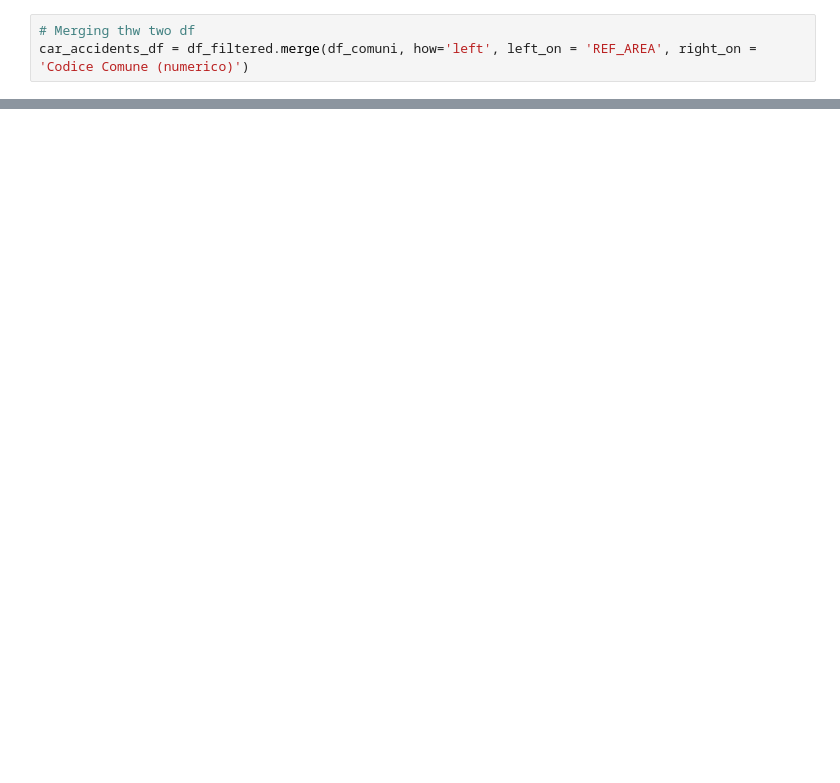
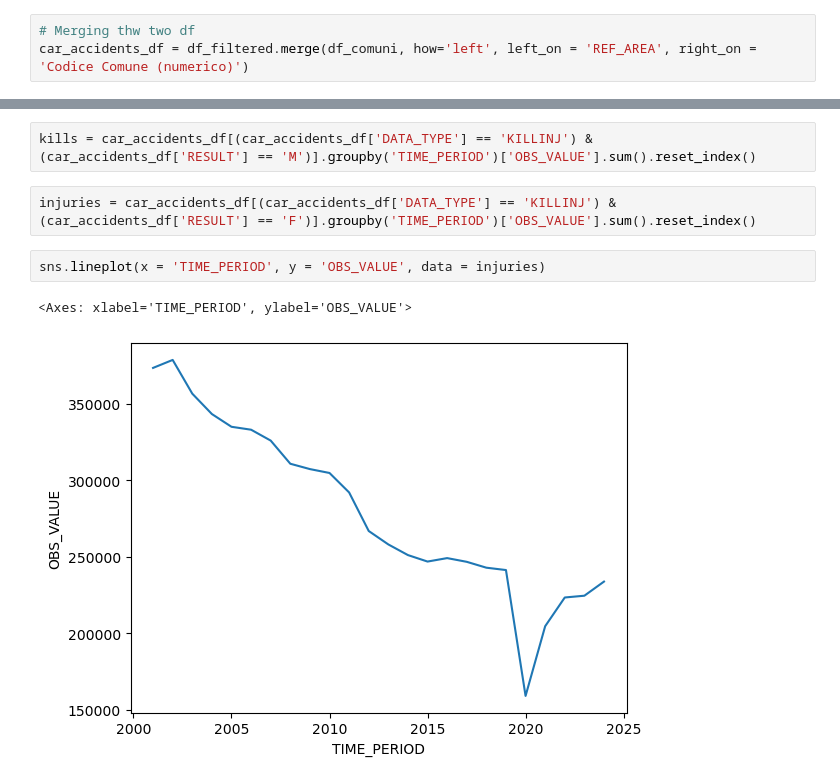
Before and after one commit to andreamigliore91-cyber/final_project_boolean, a Jupyter notebook: final_project.ipynb, the cells around one changed output, grey strips where cells are left out. Cells and saved outputs as stored; diff of their text form; blank space fills up the shorter version.

```diff
--- a/final_project.ipynb
+++ b/final_project.ipynb
@@ -289,0 +412,9 @@ Length: 675, dtype: str
+# %%
+kills = car_accidents_df[(car_accidents_df['DATA_TYPE'] == 'KILLINJ') & (car_accidents_df['RESULT'] == 'M')].groupby('TIME_PERIOD')['OBS_VALUE'].sum().reset_index()
+# %%
+injuries = car_accidents_df[(car_accidents_df['DATA_TYPE'] == 'KILLINJ') & (car_accidents_df['RESULT'] == 'F')].groupby('TIME_PERIOD')['OBS_VALUE'].sum().reset_index()
+# %%
+sns.lineplot(x = 'TIME_PERIOD', y = 'OBS_VALUE', data = injuries)
+# %% [output]
+<Axes: xlabel='TIME_PERIOD', ylabel='OBS_VALUE'>
+[figure, added]
```
Also changed, not shown: parts of 27 cells of this notebook, 1 other file.
